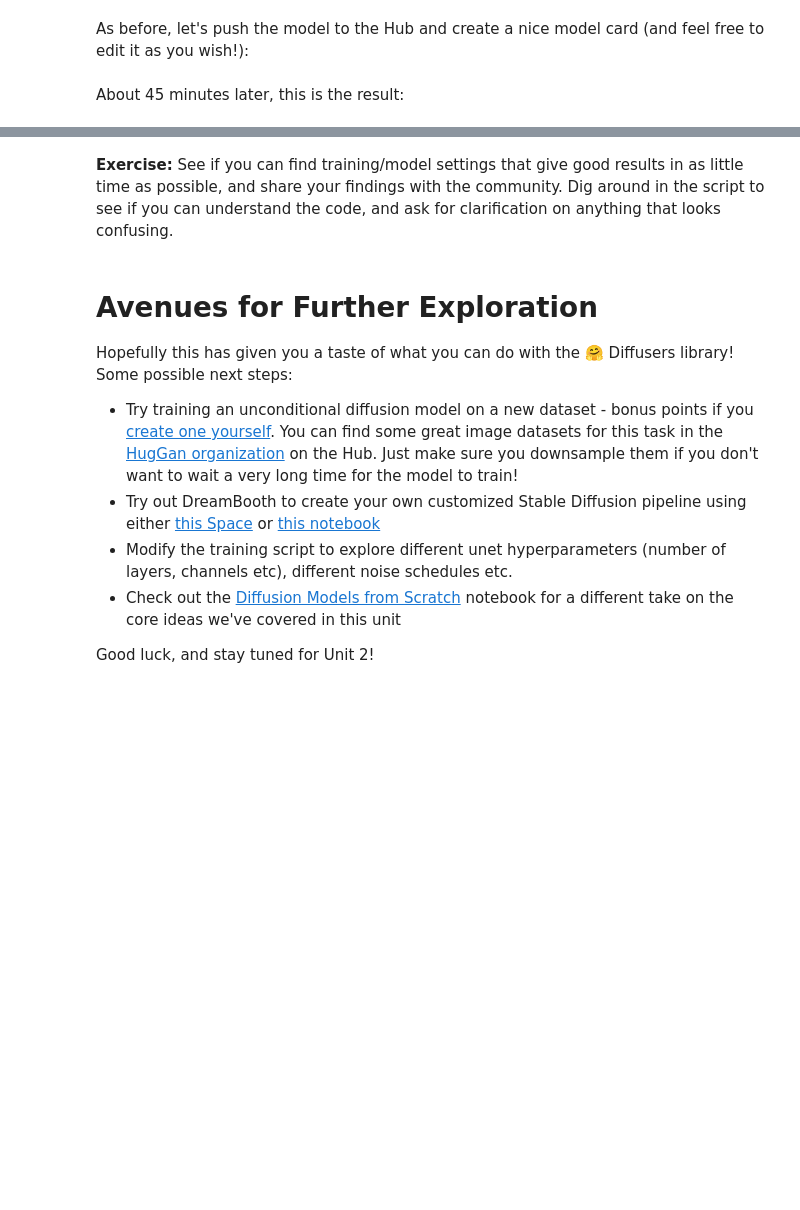
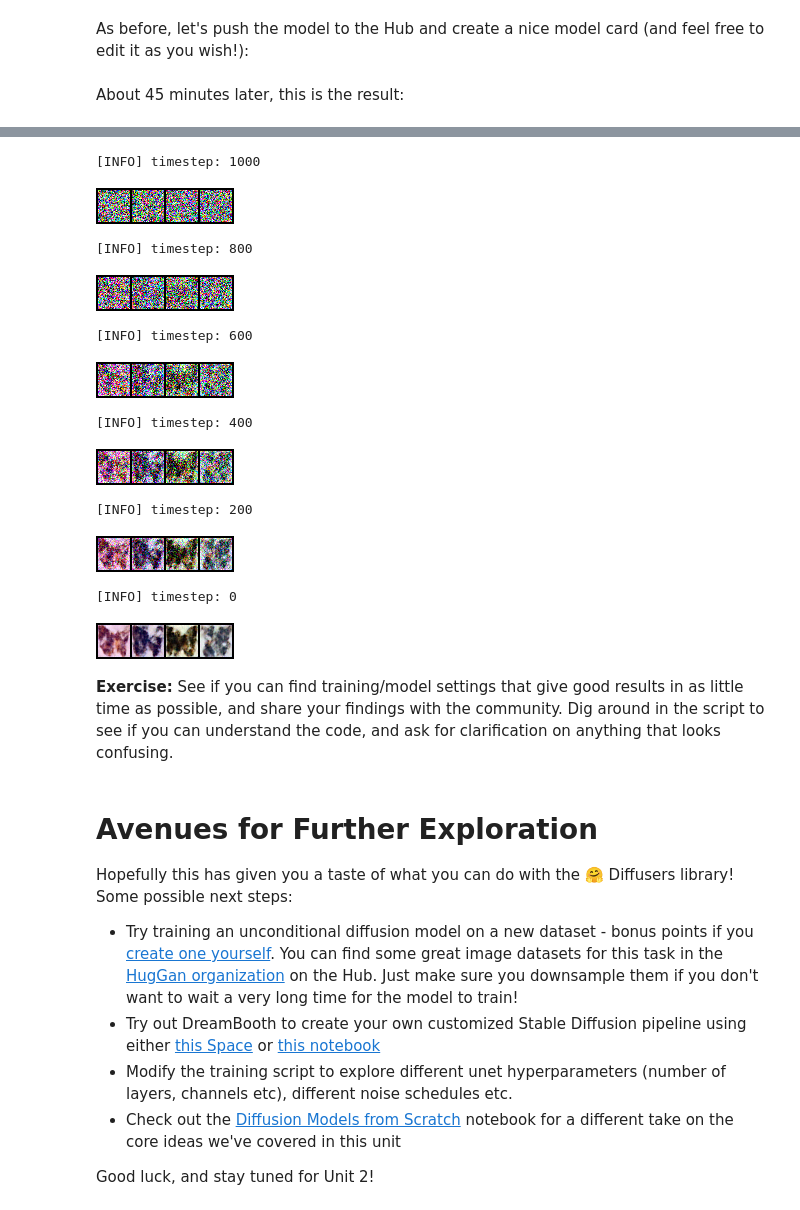
Before and after one commit to matteopilotto/diffusion-models-class, a Jupyter notebook: unit1/01_introduction_to_diffusers.ipynb, the cells around one changed output, grey strips where cells are left out. Saved outputs shown, nothing was run; the diff lists cells and outputs as text; code cells hidden in the pictures; blank space fills up the shorter version.

```diff
--- a/unit1/01_introduction_to_diffusers.ipynb
+++ b/unit1/01_introduction_to_diffusers.ipynb
@@ -610,6 +599,6 @@ Open up the file and you'll see where the model is defined and what settings are
 # %%
 # Let's give our new model a name for the Hub
-model_name = "sd-class-butterflies-64"
+model_name = "sd-class-butterflies-32-v2"
 hub_model_id = get_full_repo_name(model_name)
 hub_model_id
 # %% [output]
@@ -749,0 +736,32 @@ make_grid(images)
+# %%
+# Random starting point (8 random images):
+sample = torch.randn(4, 3, 32, 32).to(device)
+
+for i, t in enumerate(tqdm(noise_scheduler.timesteps)):
+
+    # Get model pred
+    with torch.inference_mode():
+        preds = model(sample, t).sample
+
+    # Update sample with step
+    sample = noise_scheduler.step(preds, t, sample).prev_sample
+
+    if (t+1) % 200 == 0:
+        print(f'[INFO] timestep: {t+1}')
+        display(show_images(sample))
+
+print(f'[INFO] timestep: {t}')
+show_images(sample)
+# %% [output]
+[INFO] timestep: 1000
+[figure, added]
+[INFO] timestep: 800
+[figure, added]
+[INFO] timestep: 600
+[figure, added]
+[INFO] timestep: 400
+[figure, added]
+[INFO] timestep: 200
+[figure, added]
+[INFO] timestep: 0
+[figure, added]
```
Also changed, not shown: parts of 25 cells of this notebook.
